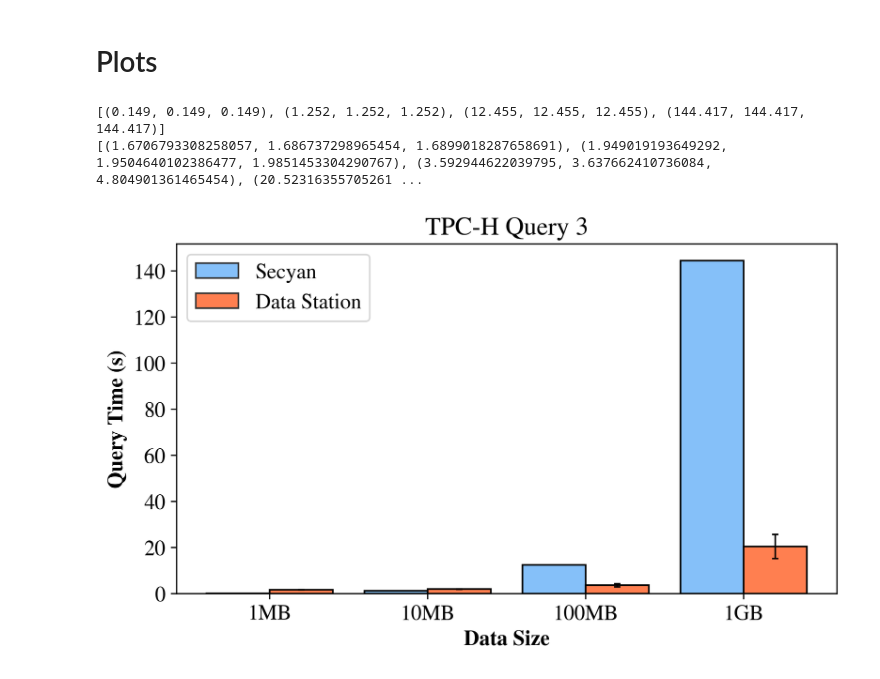
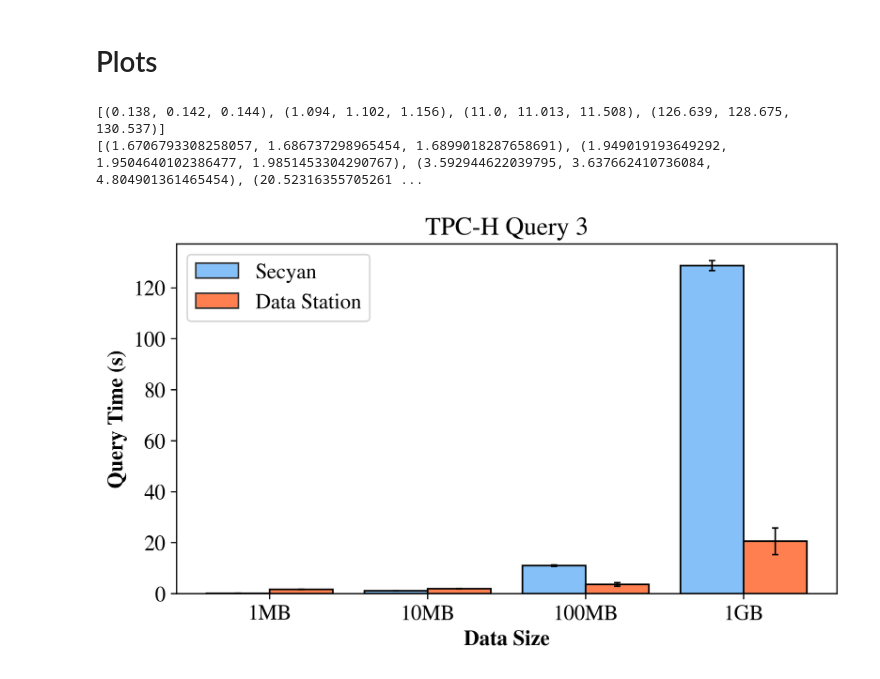
Before and after one commit to TheDataStation/datastation-escrow, a Jupyter notebook: data_comparisons/secyan/secyan_data_parsing.ipynb, the cells around one changed output. Cells and saved outputs as stored; diff of their text form; code cells hidden in the pictures.

```diff
--- a/data_comparisons/secyan/secyan_data_parsing.ipynb
+++ b/data_comparisons/secyan/secyan_data_parsing.ipynb
@@ -14,9 +14,8 @@ mpl.rcParams['font.size'] = 13.5
 # %% [markdown]
 # Secyan
 # %%
-data_sizes = ['1', '10', '100', '1000']
-data_sizes_dict = {'1':'1MB', '10':'10MB', '100':'100MB', '1000':'1GB'}
-query_numbers = [3,8,9,10,18]
+data_sizes = ['1MB', '10MB', '100MB','1GB']
+query_numbers = [0,1,2,3,4]
 party_number = 2
 
 
@@ -26,26 +25,31 @@ from collections import defaultdict
 for qnum in query_numbers:
     query_dict[qnum] = defaultdict(list)
 
-    path = f"secyan_data/query{qnum}.csv"
-    time_taken_col = "time_taken"
-    cols = ["size", time_taken_col]
+for data_size in data_sizes:
+    time_taken_col = f"{data_size}"
+    cols = ["query", time_taken_col]
+    path = f"secyan_data/{data_size}.csv"
+    print(query_dict)
+
+    # try:
     data = pd.read_csv(path, names=cols, header=None)
     time_col = data.loc[:,time_taken_col]
-    size_col = data.loc[:,"size"]
+    query_col = data.loc[:,"query"]
+    # data.set_axis(cols, axis=1)
+    for idx, query_num in enumerate(query_col):
+        time = time_col[idx]
+        if (time >= 0):
+            query_dict[query_num][data_size].append(time_col[idx])
+    print(query_dict)
 
-
-    for idx, size_num in enumerate(size_col):
-        size = str(size_num)
-        if(str(size) in list(data_sizes_dict.keys())):
-            if time_col[idx] != -1:
-                query_dict[qnum][data_sizes_dict[size]].append(time_col[idx])
-    print(query_dict)
+    # except:
+    #     print(f"Failed to read file {path}")
 secyan_dict = {}
 for qnum in query_numbers:
     secyan_dict[qnum] = [pd.Series(value).rename(k) for k, value in query_dict[qnum].items()]
 
-for i in range(len(data_sizes_dict.values())):
-    print(secyan_dict[3][i])
+for i in range(len(data_sizes)):
+    print(secyan_dict[2][i])
 
-# Returns a secyan_dict with key = query number
+# Returns a data_station_dict with key = query number
 # %% [output]
@@ -128,7 +136,8 @@ def raw_mmm(df):
     max = df.max()
     return min, median, max
 # %%
-data_left = secyan_dict[3]
+# TPC-H Query 3
+data_left = secyan_dict[0]
 data_left_mmm = [raw_mmm(col) for col in data_left]
 print(data_left_mmm)
 
@@ -180,33 +189,33 @@ plt.bar(x=X_axis+width/2,width=width,height=medians_right,label="Data Station",
 #         # edgecolor=colors_right[i],
 #         # edgecolor=[.2,.2,.2],
 #         # alpha=0.8,
 #         # label=labels_left[i],
 #         # color='none',
 #         # color=colors_right[i],
         edgecolor=[0.2,0.2,0.2],
 #         # hatch="...",
         color='coral'
         )
 
 plt.bar(x=X_axis+width/2,width=width,height=medians_right,yerr=stdev_right,
         edgecolor='black',
         error_kw={"elinewidth":1,"capsize":2,"capthick":1},
         color='none'
         )
 # plt.yscale("log")
 
 plt.xlabel("Data Size", fontweight="bold")
 plt.ylabel("Query Time (s)", fontweight="bold")
 plt.title("TPC-H Query 3")
 plt.legend()
 
 plt.xticks(X_axis, [col.name for col in data_right])
 
 plt.savefig("q3.pdf", bbox_inches='tight')
 
 plt.show()
 # %% [output]
-[(0.149, 0.149, 0.149), (1.252, 1.252, 1.252), (12.455, 12.455, 12.455), (144.417, 144.417, 144.417)]
+[(0.138, 0.142, 0.144), (1.094, 1.102, 1.156), (11.0, 11.013, 11.508), (126.639, 128.675, 130.537)]
 [(1.6706793308258057, 1.686737298965454, 1.6899018287658691), (1.949019193649292, 1.9504640102386477, 1.9851453304290767), (3.592944622039795, 3.637662410736084, 4.804901361465454), (20.52316355705261 ...
-[figure, old version]
+[figure, new version]
 # %%
```
Also changed, not shown: parts of 6 cells of this notebook, 5 other files.
